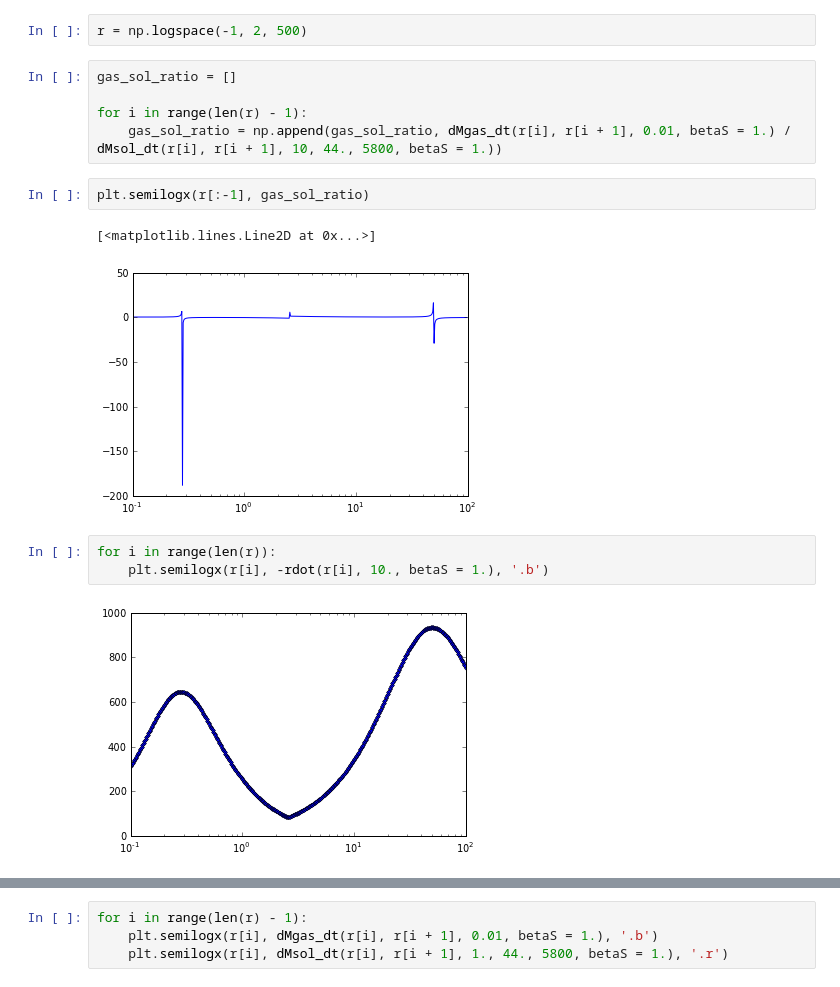
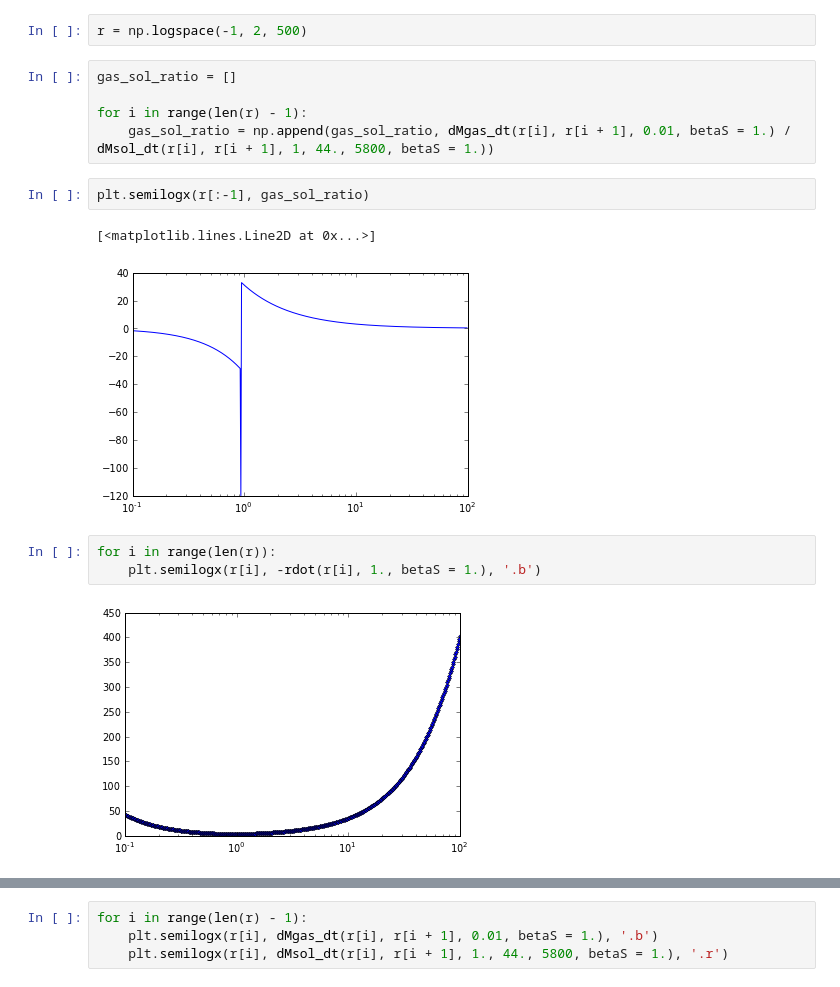
Before and after one commit to apiso/Thesis, a Jupyter notebook: python/drift_and_acc.ipynb, the cells around one changed output, grey strips where cells are left out. Saved outputs shown, nothing was run; the diff lists cells and outputs as text.

```diff
--- a/python/drift_and_acc.ipynb
+++ b/python/drift_and_acc.ipynb
@@ -17,16 +17,16 @@ r = np.logspace(-1, 2, 500)
 gas_sol_ratio = []
 
 for i in range(len(r) - 1):
-    gas_sol_ratio = np.append(gas_sol_ratio, dMgas_dt(r[i], r[i + 1], 0.01, betaS = 1.) / dMsol_dt(r[i], r[i + 1], 10, 44., 5800, betaS = 1.))
+    gas_sol_ratio = np.append(gas_sol_ratio, dMgas_dt(r[i], r[i + 1], 0.01, betaS = 1.) / dMsol_dt(r[i], r[i + 1], 1, 44., 5800, betaS = 1.))
 # %%
 plt.semilogx(r[:-1], gas_sol_ratio)
 # %% [output]
 [<matplotlib.lines.Line2D at 0x...>]
-[figure, old version]
+[figure, new version]
 # %%
 for i in range(len(r)):
-    plt.semilogx(r[i], -rdot(r[i], 10., betaS = 1.), '.b')
+    plt.semilogx(r[i], -rdot(r[i], 1., betaS = 1.), '.b')
 # %% [output]
-[figure, old version]
+[figure, new version]
 # %%
 for i in range(len(r)):
```
Also changed, not shown: parts of 2 cells of this notebook, 10 other files.
